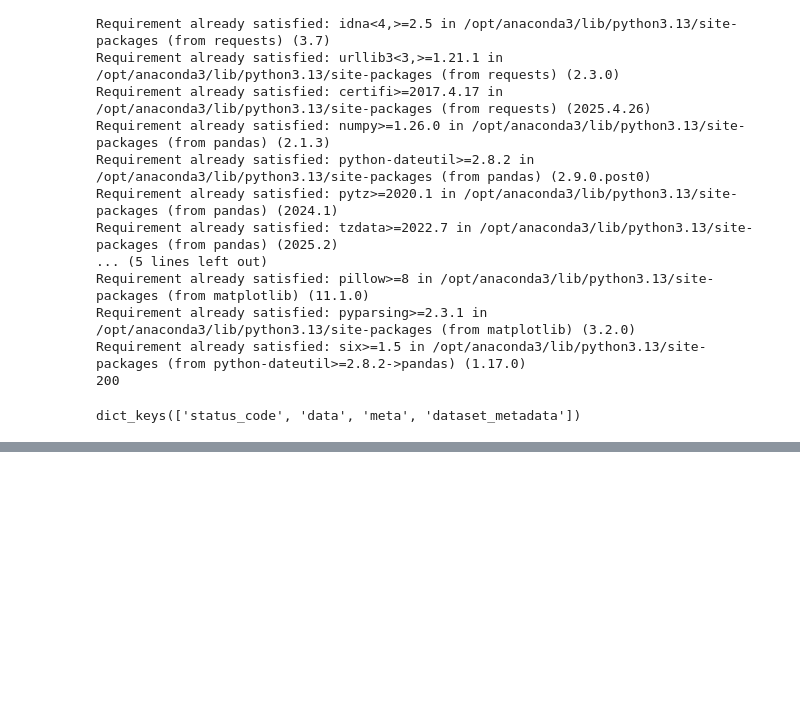
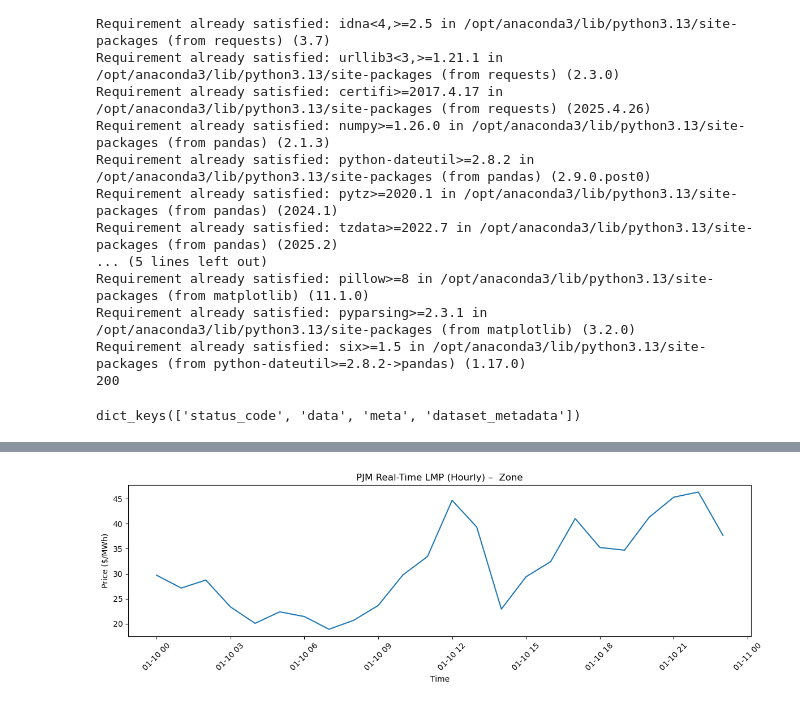
Before and after one commit to Aaron-Padilla/SolarCoders-MITPolicyHackathon25, a Jupyter notebook: Notebook1_Nima.ipynb, the cells around one changed output, grey strips where cells are left out. Cells and saved outputs as stored; diff of their text form; code cells hidden in the pictures; blank space fills up the shorter version.

Commit message:
plots

```diff
--- a/Notebook1_Nima.ipynb
+++ b/Notebook1_Nima.ipynb
@@ -53,0 +99,16 @@ dict_keys(['status_code', 'data', 'meta', 'dataset_metadata'])
+# %%
+dataset_id = "pjm_lmp_real_time_hourly"
+location = "ATSI"
+
+resp = requests.get(
+    f"{BASE_URL}/datasets/{dataset_id}/query/location/{location}",
+    headers=headers,
+    params={
+        "start_time": "2024-01-10T00:00Z",
+        "end_time":   "2024-01-11T00:00Z",
+        "limit": 5000
+    }
+)
+
+df_lmp = pd.DataFrame(resp.json()["data"])
+df_lmp.head()
@@ -53,0 +122,15 @@ dict_keys(['status_code', 'data', 'meta', 'dataset_metadata'])
+# %%
+df_lmp["interval_start_utc"] = pd.to_datetime(df_lmp["interval_start_utc"])
+# %%
+df_lmp = df_lmp.sort_values("interval_start_utc")
+# %%
+plt.figure(figsize=(12,4))
+plt.plot(df_lmp["interval_start_utc"], df_lmp["lmp"])
+plt.title("PJM Real-Time LMP (Hourly) –  ATSI")
+plt.xlabel("Time")
+plt.ylabel("Price ($/MWh)")
+plt.xticks(rotation=45)
+plt.tight_layout()
+plt.show()
+# %% [output]
+[figure, added]
```
Also changed, not shown: parts of 17 cells of this notebook, 1 other file.
